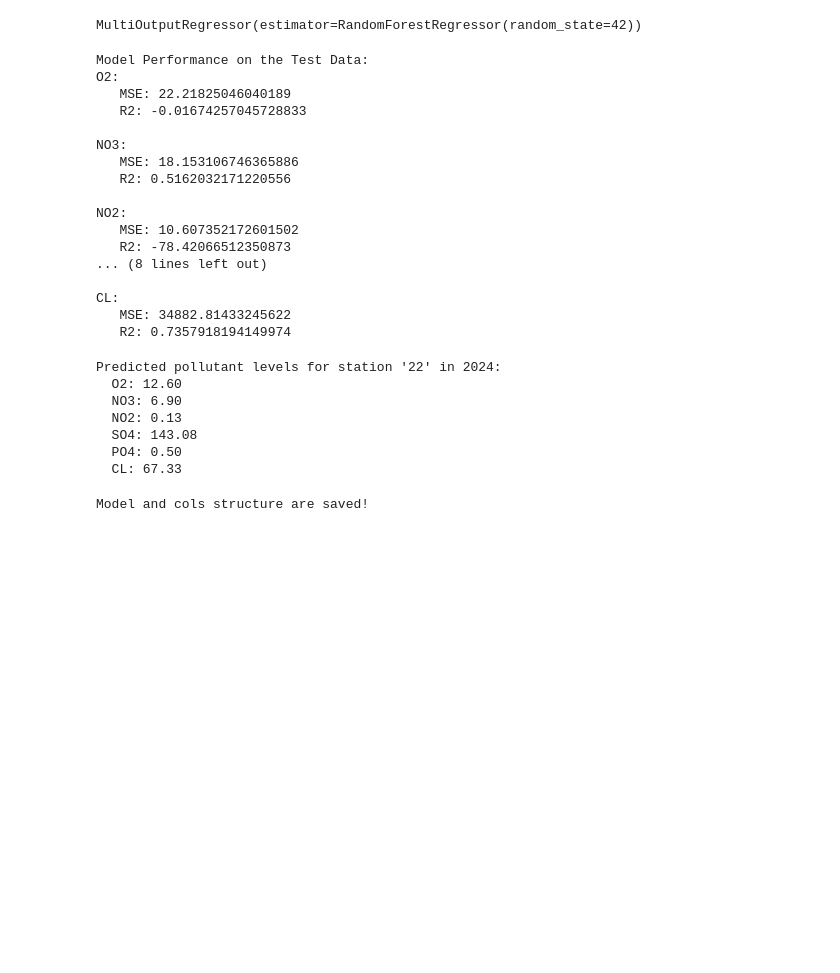
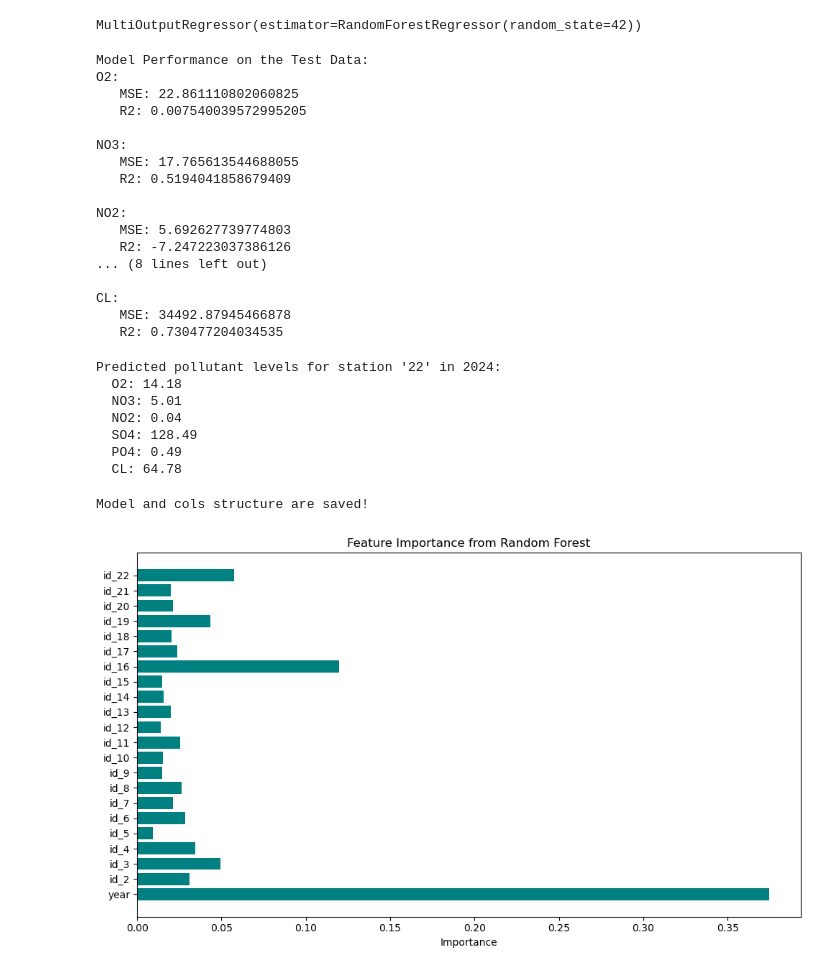
Before and after one commit to NishantSharma2004/Edunet-Foundation-AICTE-Internship, a Jupyter notebook: WaterQualityPrediction.ipynb, the cells around one changed output. Saved outputs shown, nothing was run; the diff lists cells and outputs as text; code cells hidden in the pictures; blank space fills up the shorter version.

Commit message:
Water Quality Prediction Model with Improvement

```diff
--- a/WaterQualityPrediction.ipynb
+++ b/WaterQualityPrediction.ipynb
@@ -134,7 +134,11 @@ pollutants = ['O2', 'NO3', 'NO2', 'SO4',
 # %% [markdown]
 Week 2 - 23 June 2025
 # %%
-df = df.dropna(subset=pollutants)
+#df = df.dropna(subset=pollutants)
+for col in pollutants:
+    df[col] = pd.to_numeric(df[col], errors='coerce')  # convert to numeric
+    df[col] = df[col].fillna(df[col].mean())           # fill missing with mean
+
 df.head()
 # %% [output]
 |  | id | date | NH4 | BSK5 | Suspended | O2 | NO3 | NO2 | SO4 | PO4 | CL | ... |
@@ -194,21 +196,21 @@ for i, pollutant in enumerate(pollutants):
 # %% [output]
 Model Performance on the Test Data:
 O2:
-   MSE: 22.21825046040189
-   R2: -0.01674257045728833
+   MSE: 22.861110802060825
+   R2: 0.007540039572995205
 
 NO3:
-   MSE: 18.153106746365886
-   R2: 0.5162032171220556
+   MSE: 17.765613544688055
+   R2: 0.5194041858679409
 
 NO2:
-   MSE: 10.607352172601502
-   R2: -78.42066512350873
+   MSE: 5.692627739774803
+   R2: -7.247223037386126
 ... (8 lines left out)
 
 CL:
-   MSE: 34882.81433245622
-   R2: 0.7357918194149974
+   MSE: 34492.87945466878
+   R2: 0.730477204034535
 # %%
 station_id = '22'
 year_input = 2024
@@ -230,12 +232,12 @@ for p, val in zip(pollutants, predicted_pollutants):
     print(f"  {p}: {val:.2f}")
 # %% [output]
 Predicted pollutant levels for station '22' in 2024:
-  O2: 12.60
-  NO3: 6.90
-  NO2: 0.13
-  SO4: 143.08
-  PO4: 0.50
-  CL: 67.33
+  O2: 14.18
+  NO3: 5.01
+  NO2: 0.04
+  SO4: 128.49
+  PO4: 0.49
+  CL: 64.78
 # %%
 import joblib
 
@@ -246,0 +262,14 @@ Model and cols structure are saved!
+# %%
+import matplotlib.pyplot as plt
+
+importances = model.estimators_[0].feature_importances_
+feature_names = X_encoded.columns
+
+plt.figure(figsize=(10,6))
+plt.barh(feature_names, importances, color='teal')
+plt.xlabel("Importance")
+plt.title("Feature Importance from Random Forest")
+plt.tight_layout()
+plt.show()
+# %% [output]
+[figure, added]
```
Also changed, not shown: parts of 5 cells of this notebook.
